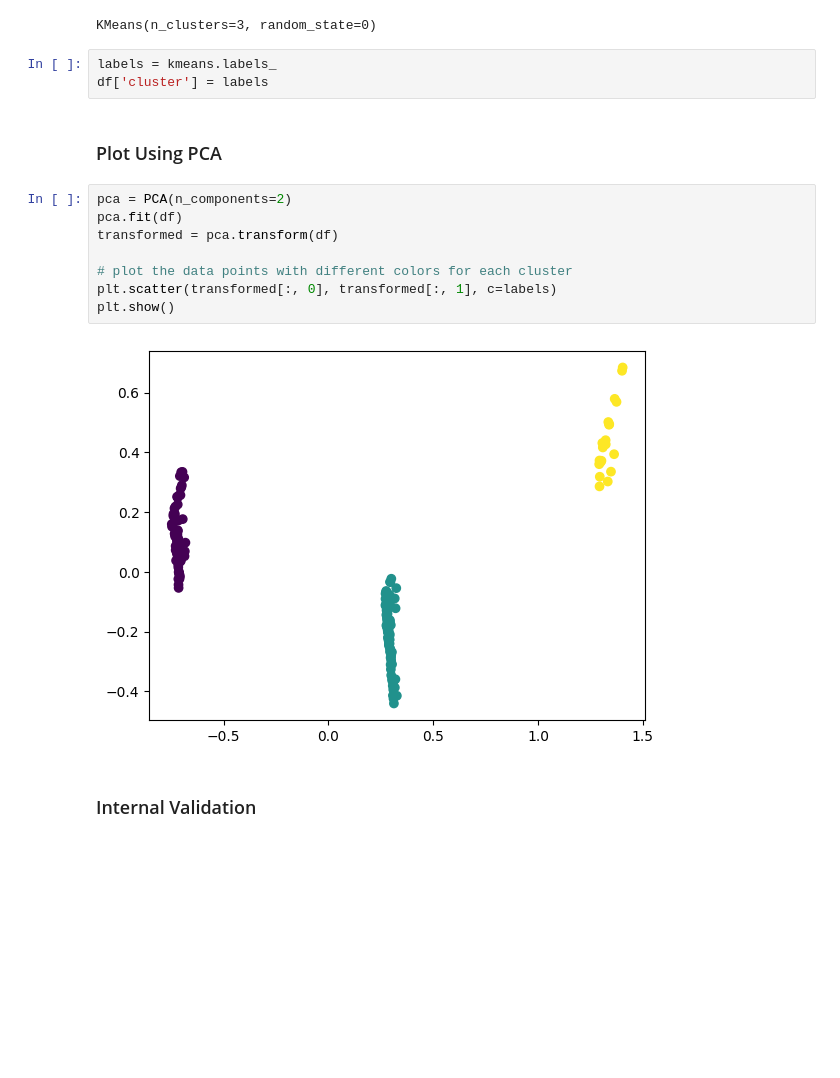
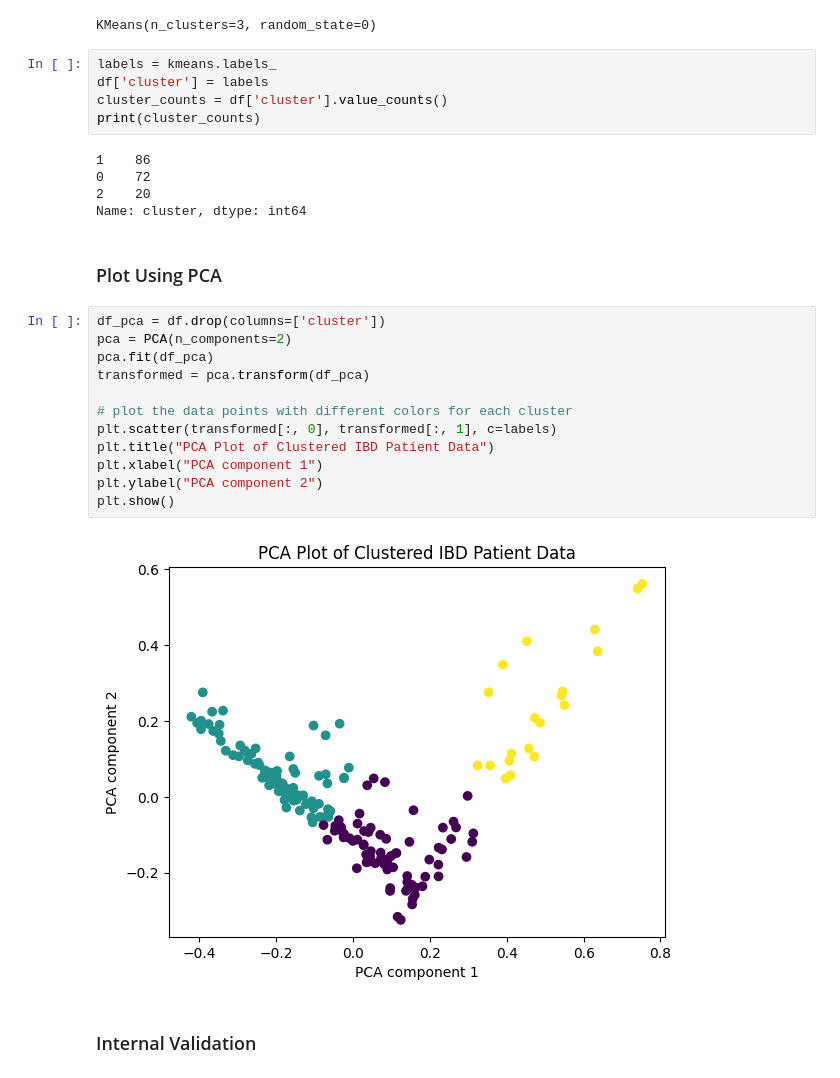
Before and after one commit to nehabhatia8/MLB-Project, a Jupyter notebook: MLB_Neha.ipynb, the cells around one changed output. Saved outputs shown, nothing was run; the diff lists cells and outputs as text; blank space fills up the shorter version.

Commit message:
Fix PCA plot for K-means

```diff
--- a/MLB_Neha.ipynb
+++ b/MLB_Neha.ipynb
@@ -221,18 +184,29 @@ KMeans(n_clusters=3, random_state=0)
 # %%
 labels = kmeans.labels_
 df['cluster'] = labels
+cluster_counts = df['cluster'].value_counts()
+print(cluster_counts)
+# %% [output]
+1    86
+0    72
+2    20
+Name: cluster, dtype: int64
 # %% [markdown]
 ### Plot Using PCA
 # %%
+df_pca = df.drop(columns=['cluster'])
 pca = PCA(n_components=2)
-pca.fit(df)
-transformed = pca.transform(df)
+pca.fit(df_pca)
+transformed = pca.transform(df_pca)
 
 # plot the data points with different colors for each cluster
 plt.scatter(transformed[:, 0], transformed[:, 1], c=labels)
+plt.title("PCA Plot of Clustered IBD Patient Data")
+plt.xlabel("PCA component 1")
+plt.ylabel("PCA component 2")
 plt.show()
 # %% [output]
-[figure, old version]
+[figure, new version]
 # %% [markdown]
 ### Internal Validation
 # %%
```
Also changed, not shown: parts of 23 cells of this notebook.
